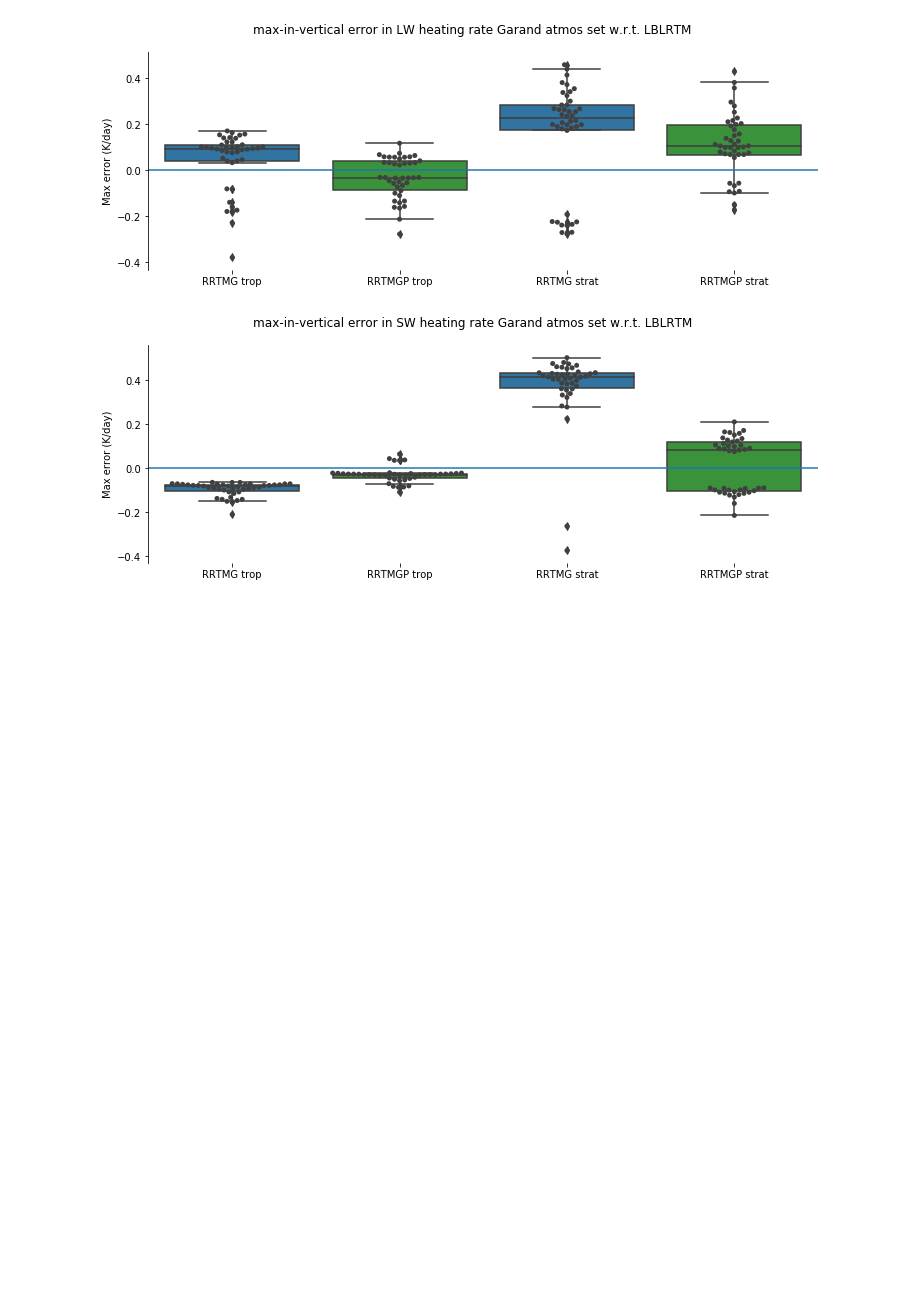
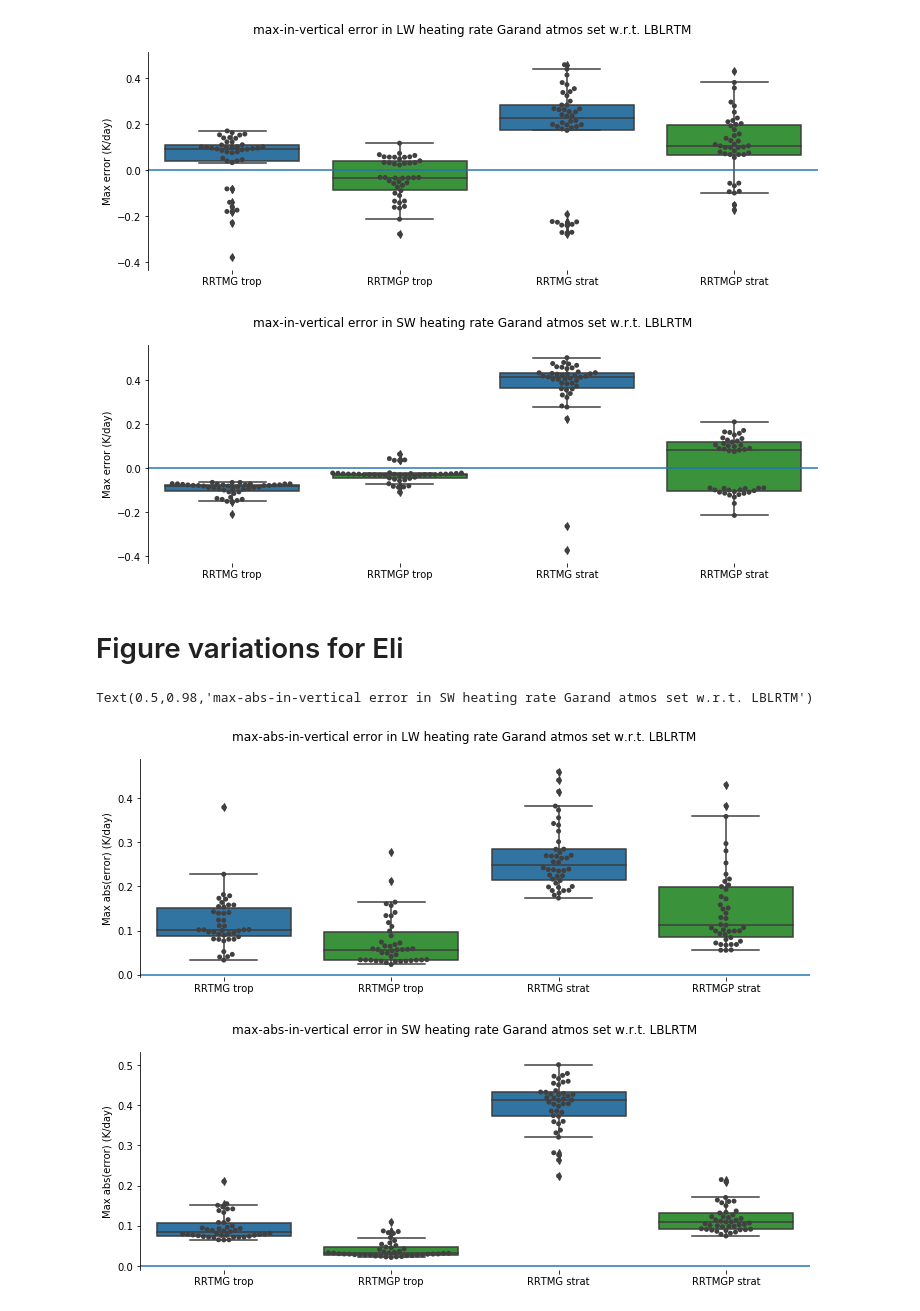
Before and after one commit to RobertPincus/rte-rrtmgp-paper-figures, a Jupyter notebook: RTE+RRMTGP-Paper-Figures.ipynb, the cells around one changed output. Drawn from its saved outputs; the diff is of its cells as text; code cells hidden in the pictures; blank space fills up the shorter version.

Commit message:
Figure variants for Eli; also slightly less awkward data motion

```diff
--- a/RTE+RRMTGP-Paper-Figures.ipynb
+++ b/RTE+RRMTGP-Paper-Figures.ipynb
@@ -374,24 +374,21 @@ def plot_max_vert_err_distribution(axes, quantity, ref_file, test_files, test_la
     tst_ds = [xr.open_dataset(f) for f in test_files]
     vaxis = "lay" if "lay" in ref_ds.variables[quantity].dims else "lev"
 
-    ref = ref_ds.variables[quantity][:]
-
     toa = level_index('toa',   ref_ds, "p_" + vaxis).values
     sfc = level_index('sfc',   ref_ds, "p_" + vaxis).values
     trp = level_index('tropo', ref_ds, "p_" + vaxis).values
     if vaxis == 'lev':
         # Lower atmosphere - we are assuming arrays are ordered from bottom to top in using slice()
-        errs =                       [extract_max_abs_err_in_vert((tf.variables[quantity][:] - ref).isel(lev=slice(sfc,trp-1)),vaxis)*factor for tf in tst_ds]
+        errs =                       [extract_max_abs_err_in_vert((tf - ref_ds).variables[quantity].isel(lev=slice(sfc,trp-1)),vaxis)*factor for tf in tst_ds]
         # Upper atmosphere - neglect top layer/level
         # If we use a list comprehension here the last element is a "generator object" and not the data we want
-        for tf in tst_ds: errs.append(extract_max_abs_err_in_vert((tf.variables[quantity][:] - ref).isel(lev=slice(trp,toa-1)),vaxis)*factor)
+        for tf in tst_ds: errs.append(extract_max_abs_err_in_vert((tf - ref_ds).variables[quantity].isel(lev=slice(trp,toa-1)),vaxis)*factor)
     else:
         # Lower atmosphere - we are assuming arrays are ordered from bottom to top in using slice()
-        errs =                       [extract_max_abs_err_in_vert((tf.variables[quantity][:] - ref).isel(lay=slice(sfc,trp-1)),vaxis)*factor for tf in tst_ds]
+        errs =                       [extract_max_abs_err_in_vert((tf - ref_ds).variables[quantity].isel(lay=slice(sfc,trp-1)),vaxis)*factor for tf in tst_ds]
         # Upper atmosphere - neglect top layer/level
         # If we use a list comprehension here the last element is a "generator object" and not the data we want
-        for tf in tst_ds: errs.append(extract_max_abs_err_in_vert((tf.variables[quantity][:] - ref).isel(lay=slice(trp,toa-1)),vaxis)*factor)
-
+        for tf in tst_ds: errs.append(extract_max_abs_err_in_vert((tf - ref_ds).variables[quantity].isel(lay=slice(trp,toa-1)),vaxis)*factor)
 
     labs = [t + " " + l for l in ["trop", "strat"] for t in test_labels]
     plot_err_distribution(axes, errs, labs, ylabel = "Max error (" +  yaxisunits +")", colors = colors)
@@ -447,3 +444,58 @@ plt.savefig("sw-error-hr.pdf", dpi=600)
 # %% [output]
 [figure]
 [figure]
+# %% [markdown]
+# Figure variations for Eli
+# %%
+def plot_max_vert_err_distribution(axes, quantity, ref_file, test_files, test_labels, factor=1., yaxisunits="W/m2", colors = None):
+    ref_ds = xr.open_dataset(ref_file)
+    tst_ds = [xr.open_dataset(f) for f in test_files]
+    vaxis = "lay" if "lay" in ref_ds.variables[quantity].dims else "lev"
+
+    toa = level_index('toa',   ref_ds, "p_" + vaxis).values
+    sfc = level_index('sfc',   ref_ds, "p_" + vaxis).values
+    trp = level_index('tropo', ref_ds, "p_" + vaxis).values
+    if vaxis == 'lev':
+        # Lower atmosphere - we are assuming arrays are ordered from bottom to top in using slice()
+        errs =                       [xr.ufuncs.fabs((tf - ref_ds).variables[quantity].isel(lev=slice(sfc,trp-1))).max(dim=vaxis)*factor for tf in tst_ds]
+        # Upper atmosphere - neglect top layer/level
+        # If we use a list comprehension here the last element is a "generator object" and not the data we want
+        for tf in tst_ds: errs.append(xr.ufuncs.fabs((tf - ref_ds).variables[quantity].isel(lev=slice(trp,toa-1))).max(dim=vaxis)*factor)
+    else:
+        # Lower atmosphere - we are assuming arrays are ordered from bottom to top in using slice()
+        errs =                       [xr.ufuncs.fabs((tf - ref_ds).variables[quantity].isel(lay=slice(sfc,trp-1))).max(dim=vaxis)*factor for tf in tst_ds]
+        # Upper atmosphere - neglect top layer/level
+        # If we use a list comprehension here the last element is a "generator object" and not the data we want
+        for tf in tst_ds: errs.append(xr.ufuncs.fabs((tf - ref_ds).variables[quantity].isel(lay=slice(trp,toa-1))).max(dim=vaxis)*factor)
+
+
+    labs = [t + " " + l for l in ["trop", "strat"] for t in test_labels]
+    plot_err_distribution(axes, errs, labs, ylabel = "Max abs(error) (" +  yaxisunits +")", colors = colors)
+
+    [tf.close() for tf in tst_ds]
+    ref_ds.close()
+
+x, y = plt.rcParams["figure.figsize"]
+fig = plt.figure(figsize=(x*2, y))
+axes = fig.add_subplot(111)
+plot_max_vert_err_distribution(axes, "heating_rate", lw_lblrtm_file, \
+                      [lw_rrtmg_file, lw_rrtmgp_default_file], \
+                      ["RRTMG", "RRTMGP"], factor=86400., yaxisunits="K/day", colors = [0, 2, 0, 2])
+sb.despine()
+axes.spines["bottom"].set_visible(False)
+fig.suptitle("max-abs-in-vertical error in LW heating rate Garand atmos set w.r.t. LBLRTM")
+# plt.savefig("lw-error-hr.pdf", dpi=600)
+
+fig = plt.figure(figsize=(x*2, y))
+axes = fig.add_subplot(111)
+plot_max_vert_err_distribution(axes, "heating_rate", sw_charts_file, \
+                      [sw_rrtmg_file,  sw_rrtmgp_default_file], \
+                      ["RRTMG", "RRTMGP"], factor=86400., yaxisunits="K/day", colors = [0, 2, 0, 2])
+sb.despine()
+axes.spines["bottom"].set_visible(False)
+fig.suptitle("max-abs-in-vertical error in SW heating rate Garand atmos set w.r.t. LBLRTM")
+# plt.savefig("sw-error-hr.pdf", dpi=600)
+# %% [output]
+Text(0.5,0.98,'max-abs-in-vertical error in SW heating rate Garand atmos set w.r.t. LBLRTM')
+[figure, added]
+[figure, added]
```
Also changed, not shown: parts of 2 cells of this notebook.
